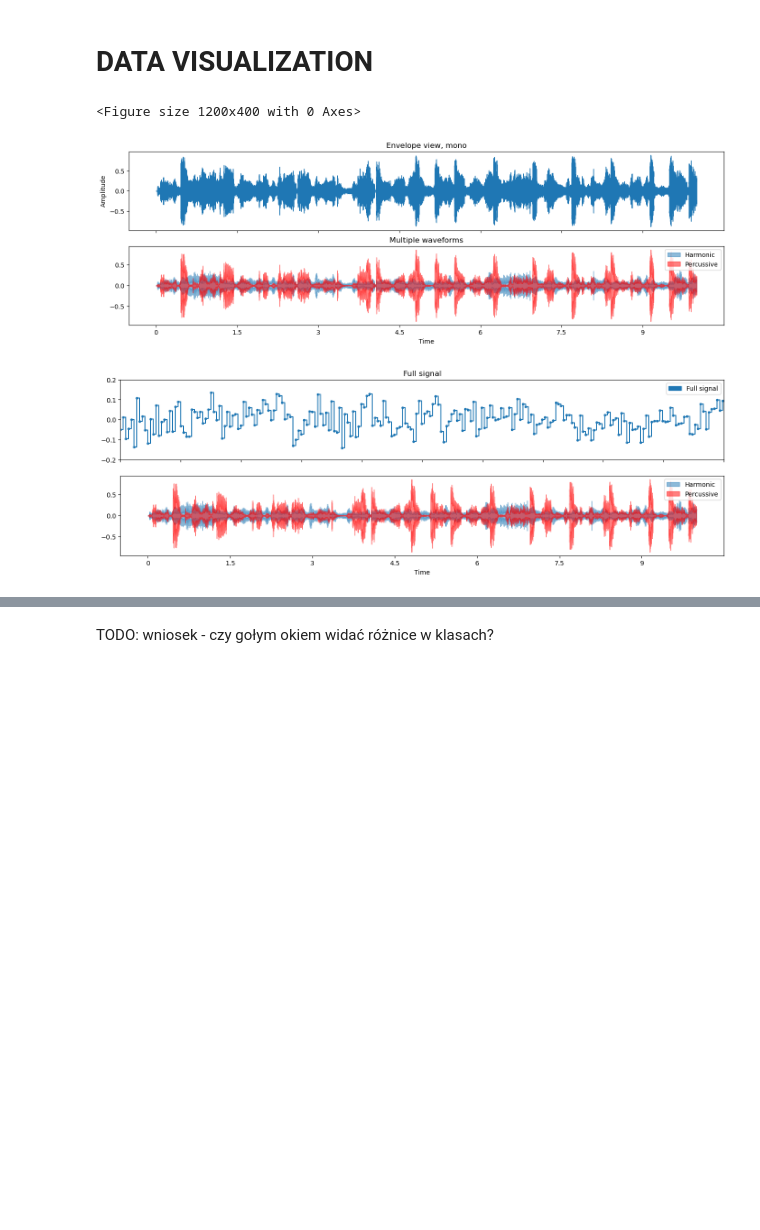
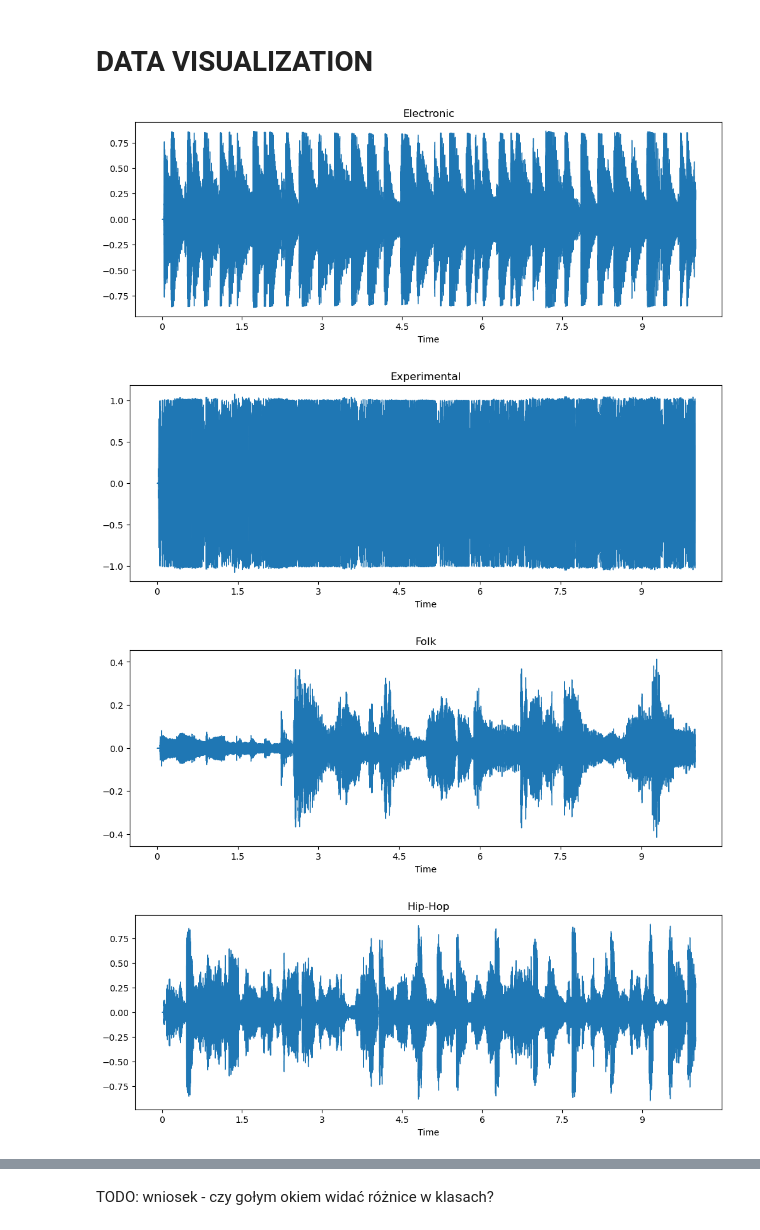
Before and after one commit to KlaudiaKromolowska/MOW2-project, a Jupyter notebook: mow2.ipynb, the cells around one changed output, grey strips where cells are left out. Cells and saved outputs as stored; diff of their text form; code cells hidden in the pictures; blank space fills up the shorter version.

Commit message:
Visualization updated

```diff
--- a/mow2.ipynb
+++ b/mow2.ipynb
@@ -1 +40,6 @@
+# %%
+#group tracks by genre
+genres_tracks = small['track', 'genre_top']
+genres = genres_tracks.groupby(genres_tracks).groups
+samples = {k: f"{v[0]:06d}.mp3" for k, v in genres.items() if len(v) > 0}
 # %%
@@ -42,33 +77,17 @@ Reading file: data_mp3\fma_small\000\000141.mp3
 # %% [markdown]
 # DATA VISUALIZATION
-# %%
-# TODO: DODAĆ DLA RÓŻNYCH KLAS
-def plot_signal(y, sr):
-    plt.figure(figsize=(12, 4))
-    fig, ax = plt.subplots(nrows=2, sharex=True)
-    librosa.display.waveshow(np.array(y), sr=sr, ax=ax[0])
-    ax[0].set(title='Envelope view, mono')
-    ax[0].set_xlabel("Time")
-    ax[0].set_ylabel("Amplitude")
-    ax[0].label_outer()
-    y_harm, y_perc = librosa.effects.hpss(y)
-    librosa.display.waveshow(y_harm, sr=sr, alpha=0.5, ax=ax[1], label='Harmonic')
-    librosa.display.waveshow(y_perc, sr=sr, color='r', alpha=0.5, ax=ax[1], label='Percussive')
-    ax[1].set(title='Multiple waveforms')
-    ax[1].legend()
-
-
-    fig, (ax, ax2) = plt.subplots(nrows=2)
-    ax.set(xlim=[6.0, 6.01], title='Full signal', ylim=[-0.2, 0.2])
-    librosa.display.waveshow(y, sr=sr, ax=ax, marker='.', label='Full signal')
-    librosa.display.waveshow(y_harm, sr=sr, alpha=0.5, ax=ax2, label='Harmonic')
-    librosa.display.waveshow(y_perc, sr=sr, color='r', alpha=0.5, ax=ax2, label='Percussive')
-    ax.label_outer()
-    ax.legend()
-    ax2.legend()
-
-plot_signal(data[0], sampling_rate[0])
-# %% [output]
-<Figure size 1200x400 with 0 Axes>
-[figure, removed]
-[figure, removed]
+# %%
+# plot the signal for each genre
+def plot_genres(genres, data, sampling_rate):
+    for k, v in genres.items():
+        plt.figure(figsize=(12, 4))
+        librosa.display.waveshow(np.array(data[k]), sr=sampling_rate[k])
+        plt.title(k)
+        plt.show()
+
+plot_genres(samples, data, sampling_rate)
+# %% [output]
+[figure, added]
+[figure, added]
+[figure, added]
+[figure, added]
```
Also changed, not shown: parts of 22 cells of this notebook, 1 other file.
